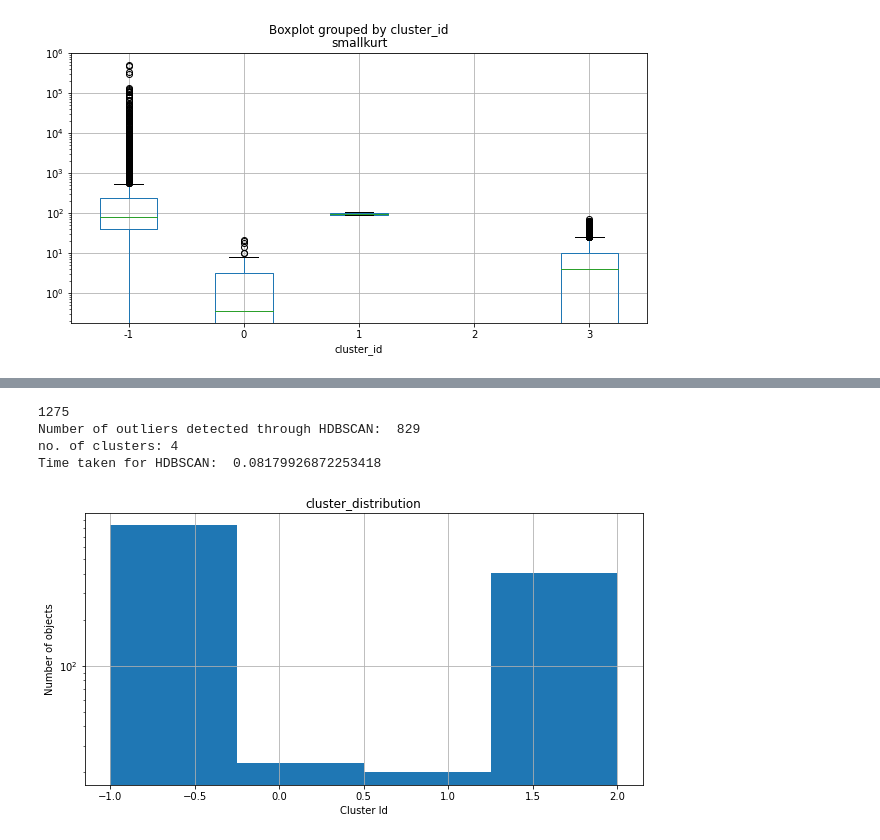
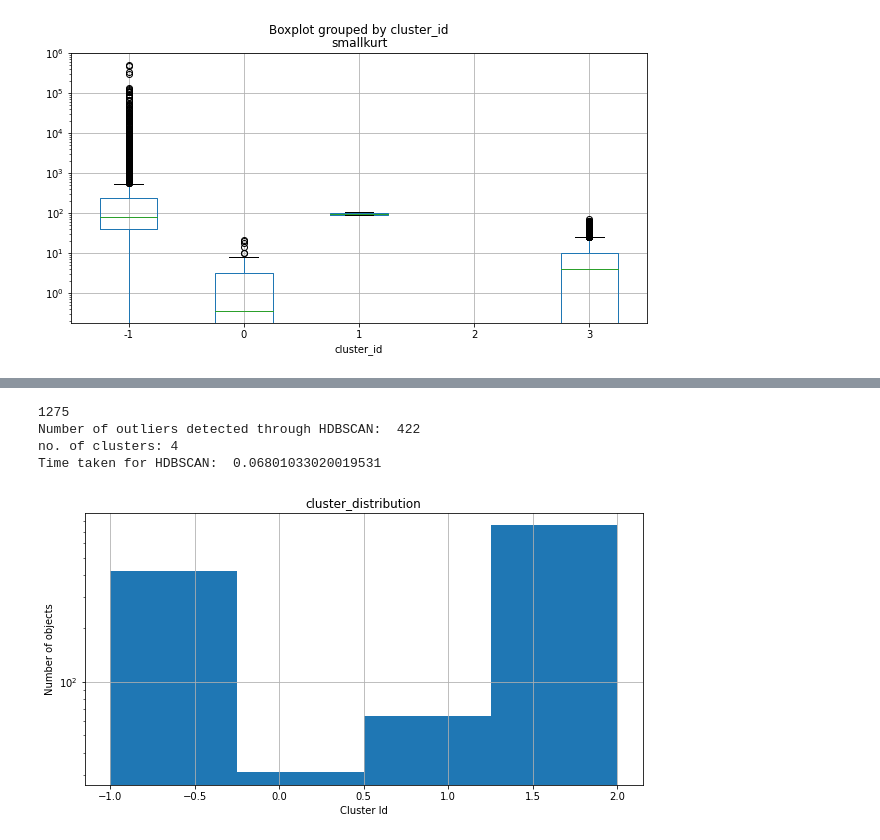
Before and after one commit to palak-purohit/AttentionGAN, a Jupyter notebook: anomaly_detect_field1.ipynb, the cells around one changed output, grey strips where cells are left out. Cells and saved outputs as stored; diff of their text form; code cells hidden in the pictures.

```diff
--- a/anomaly_detect_field1.ipynb
+++ b/anomaly_detect_field1.ipynb
@@ -244,12 +312,13 @@ display(field_data_sub.iloc[ind[0],:])
 # %%
 '''clustering only outliers on the basis on 3 cols'''
-indices = [field_dat.columns.get_loc('i60r'),field_dat.columns.get_loc('i90r'),field_dat.columns.get_loc('smallkurt'),field_dat.columns.get_loc('norm_peak_to_peak_amp'),field_dat.columns.get_loc('norm_excess_var')]
-rows = np.where(np.isin(x,np.array(field_dat['_id'])))
+indices = [field_dat.columns.get_loc('_id'),field_dat.columns.get_loc('i60r'),field_dat.columns.get_loc('i90r'),field_dat.columns.get_loc('smallkurt'),field_dat.columns.get_loc('norm_peak_to_peak_amp'),field_dat.columns.get_loc('norm_excess_var')]
+# rows = np.where(np.isin(x,np.array(field_dat['_id'])))
+rows = np.where(np.isin(np.array(field_dat['_id']),x))
 print(len(rows[0]))
 x_out2,labels_out2,probs_out2 = clustering.cluster_hdb(field_dat.iloc[rows[0],indices],20,30)
 # %% [output]
 1275
-Number of outliers detected through HDBSCAN:  829
+Number of outliers detected through HDBSCAN:  422
 no. of clusters: 4
-Time taken for HDBSCAN:  0.08179926872253418
+Time taken for HDBSCAN:  0.06801033020019531
-[figure, old version]
+[figure, new version]
```
Also changed, not shown: parts of 36 cells of this notebook.
